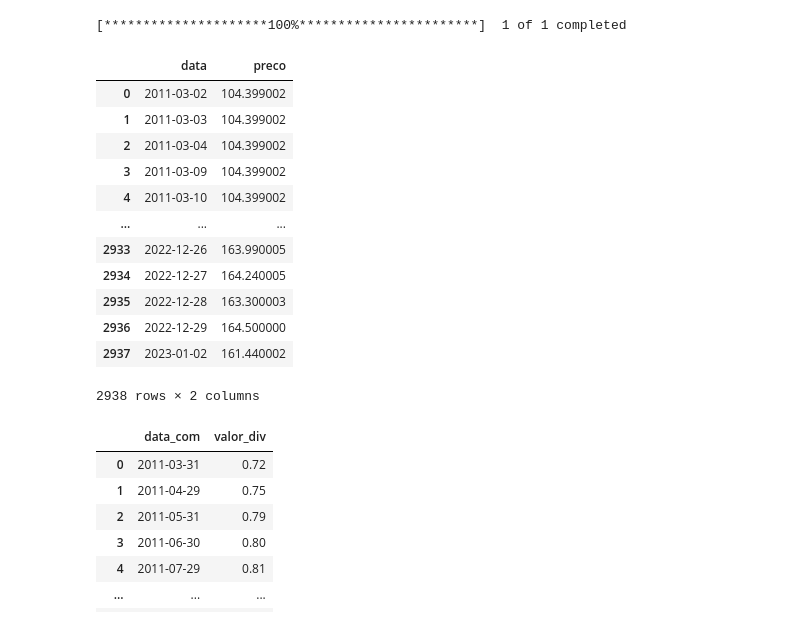
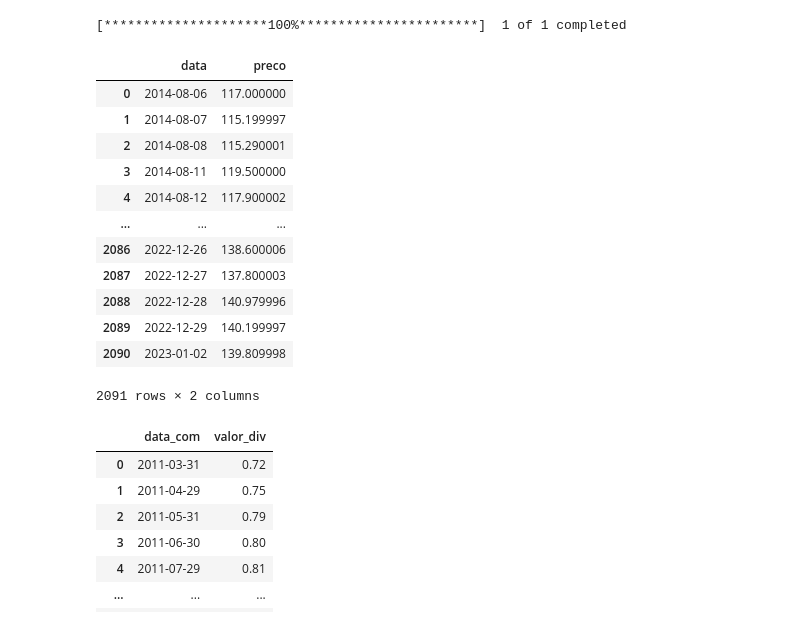
Before and after one commit to crdcj/medium, a Jupyter notebook: HGLG_TR/hglg_vs_taee.ipynb, the cells around one changed output. Drawn from its saved outputs; the diff is of its cells as text; code cells hidden in the pictures.

```diff
--- a/HGLG_TR/hglg_vs_taee.ipynb
+++ b/HGLG_TR/hglg_vs_taee.ipynb
@@ -7,29 +7,29 @@ from ajuste import ajustar_precos
 # %%
 # Carregar os preços de fechamento do HGLG11 com o yfinance
 # Os dados são sem ajuste de dividendos, mas já estão ajustados para eventos de splits
 # No caso do HGLG11, houve um split (10:1) em 18-04-2018
-hglg_precos = yf.download("HGLG11.SA", start="2011-03-02")[["Close", "Adj Close"]]
+hglg_precos = yf.download("KNRI11.SA")[["Close", "Adj Close"]]
 hglg_precos = hglg_precos.reset_index()
 hglg_precos = hglg_precos[['Date', 'Close']]
 hglg_precos.columns = ['data', 'preco']
 # Remover o timezone da data
 hglg_precos["data"] = hglg_precos["data"].dt.tz_localize(None)
 hglg_precos
 # %% [output]
 [*********************100%***********************]  1 of 1 completed
 |  | data | preco |
-| 0 | 2011-03-02 | 104.399002 |
-| 1 | 2011-03-03 | 104.399002 |
-| 2 | 2011-03-04 | 104.399002 |
-| 3 | 2011-03-09 | 104.399002 |
-| 4 | 2011-03-10 | 104.399002 |
+| 0 | 2014-08-06 | 117.000000 |
+| 1 | 2014-08-07 | 115.199997 |
+| 2 | 2014-08-08 | 115.290001 |
+| 3 | 2014-08-11 | 119.500000 |
+| 4 | 2014-08-12 | 117.900002 |
 | ... | ... | ... |
-| 2933 | 2022-12-26 | 163.990005 |
-| 2934 | 2022-12-27 | 164.240005 |
-| 2935 | 2022-12-28 | 163.300003 |
-| 2936 | 2022-12-29 | 164.500000 |
-| 2937 | 2023-01-02 | 161.440002 |
+| 2086 | 2022-12-26 | 138.600006 |
+| 2087 | 2022-12-27 | 137.800003 |
+| 2088 | 2022-12-28 | 140.979996 |
+| 2089 | 2022-12-29 | 140.199997 |
+| 2090 | 2023-01-02 | 139.809998 |
-2938 rows × 2 columns
+2091 rows × 2 columns
 # %%
 # Histórico de dividendos do HGLG11 extraído do site Funds Explorer
 # Praticamente não há dados de dividendos para o HGLH11 no Yahoo Finance
```
Also changed, not shown: 5 other files.
